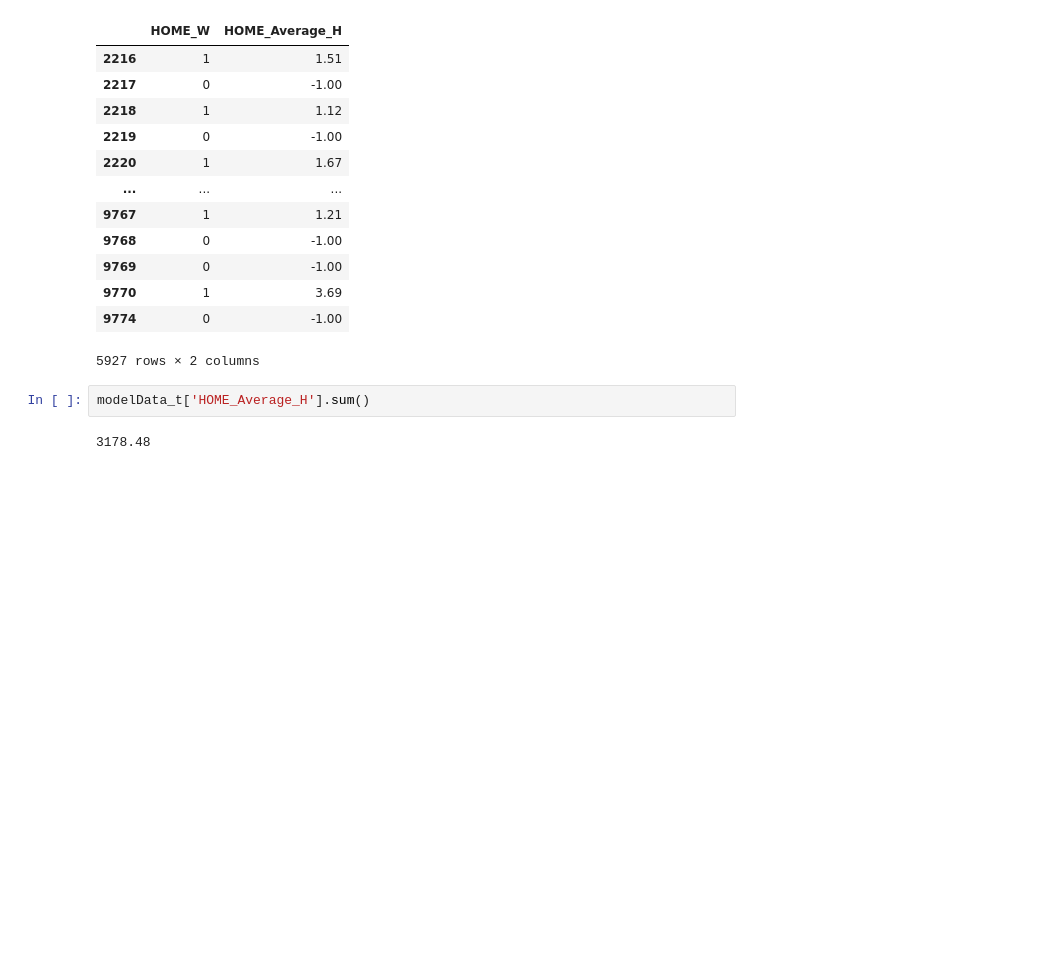
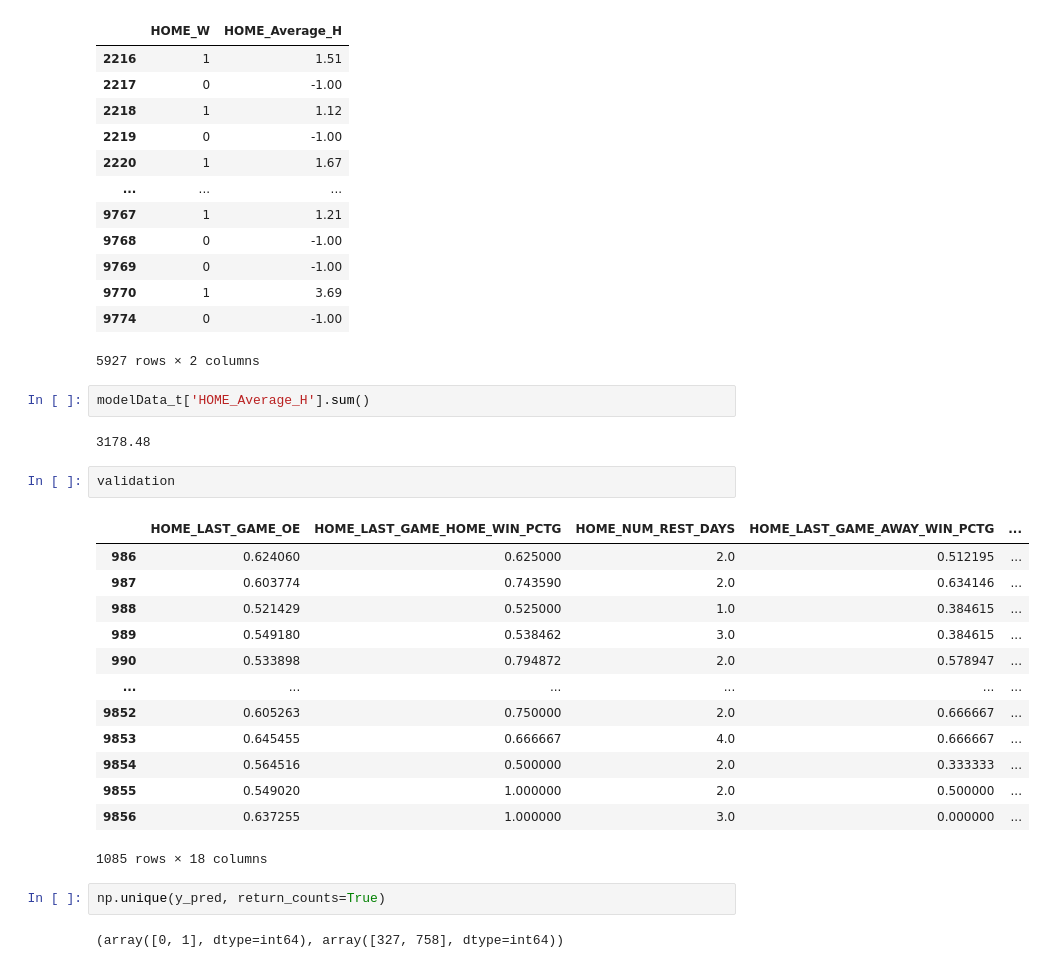
Before and after one commit to Andres-boullosa/nba-data-analytics, a Jupyter notebook: generacion_datos_entreno.ipynb, the cells around one changed output. Saved outputs shown, nothing was run; the diff lists cells and outputs as text; blank space fills up the shorter version.

```diff
--- a/generacion_datos_entreno.ipynb
+++ b/generacion_datos_entreno.ipynb
@@ -307,3 +307,23 @@ modelData_t
 modelData_t['HOME_Average_H'].sum()
 # %% [output]
 3178.48
+# %%
+validation
+# %% [output]
+|  | HOME_LAST_GAME_OE | HOME_LAST_GAME_HOME_WIN_PCTG | HOME_NUM_REST_DAYS | HOME_LAST_GAME_AWAY_WIN_PCTG | ... |
+| 986 | 0.624060 | 0.625000 | 2.0 | 0.512195 | ... |
+| 987 | 0.603774 | 0.743590 | 2.0 | 0.634146 | ... |
+| 988 | 0.521429 | 0.525000 | 1.0 | 0.384615 | ... |
+| 989 | 0.549180 | 0.538462 | 3.0 | 0.384615 | ... |
+| 990 | 0.533898 | 0.794872 | 2.0 | 0.578947 | ... |
+| ... | ... | ... | ... | ... | ... |
+| 9852 | 0.605263 | 0.750000 | 2.0 | 0.666667 | ... |
+| 9853 | 0.645455 | 0.666667 | 4.0 | 0.666667 | ... |
+| 9854 | 0.564516 | 0.500000 | 2.0 | 0.333333 | ... |
+| 9855 | 0.549020 | 1.000000 | 2.0 | 0.500000 | ... |
+| 9856 | 0.637255 | 1.000000 | 3.0 | 0.000000 | ... |
+1085 rows × 18 columns
+# %%
+np.unique(y_pred, return_counts=True)
+# %% [output]
+(array([0, 1], dtype=int64), array([327, 758], dtype=int64))
```
Also changed, not shown: parts of 1 cell of this notebook, 3 other files.
